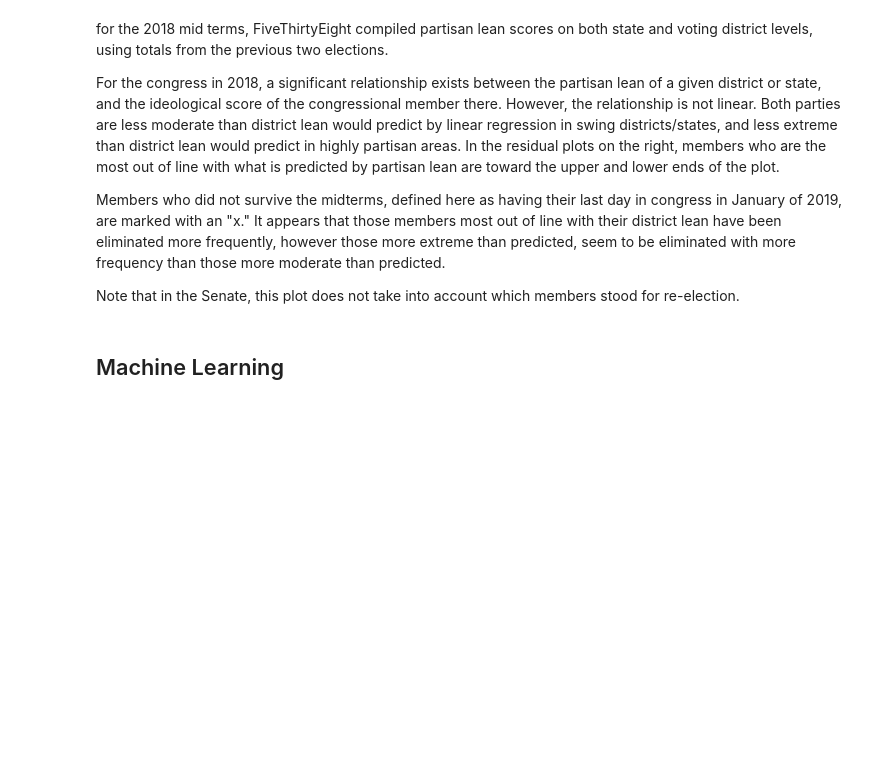
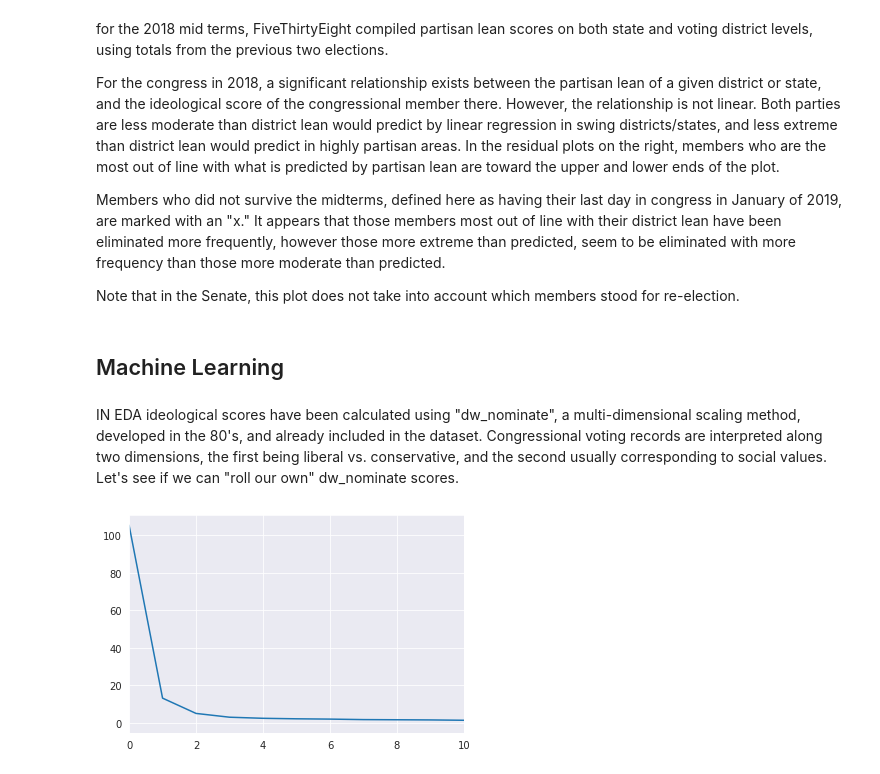
Before and after one commit to Nhorning/Congressional_Survival, a Jupyter notebook: Exploratory Data Analysis.ipynb, the cells around one changed output. Drawn from its saved outputs; the diff is of its cells as text; code cells hidden in the pictures; blank space fills up the shorter version.

```diff
--- a/Exploratory Data Analysis.ipynb
+++ b/Exploratory Data Analysis.ipynb
@@ -930,3 +927,28 @@ Note that in the Senate, this plot does not take into account which members stoo
 # move on to trying to predict chance of loss for a given set of votes.
 
 #look at the
+# %% [markdown]
+IN EDA ideological scores have been calculated using "dw_nominate", a multi-dimensional scaling method, developed in the 80's, and already included in the dataset. Congressional voting records are interpreted along two dimensions, the first being liberal vs. conservative, and the second usually corresponding to social values.  Let's see if we can "roll our own" dw_nominate scores.
+# %%
+# Initialize a new PCA model with a default number of components.
+from sklearn.decomposition import PCA
+
+#load votes for a session
+_, votes = load_cache(2018, 'senate')
+
+#factorize and sort
+votes = my_factorize(votes)
+
+#convert into numpy array
+x_cols = votes.transpose().values
+
+#reduce dimensions with PCA
+pca = PCA()
+pca.fit(x_cols)
+
+#plot explained variance of first 10 PCA features
+plt.plot(pca.explained_variance_)
+plt.xlim(0,10)
+plt.show()
+# %% [output]
+[figure, added]
```
Also changed, not shown: parts of 18 cells of this notebook, 2 other files.
